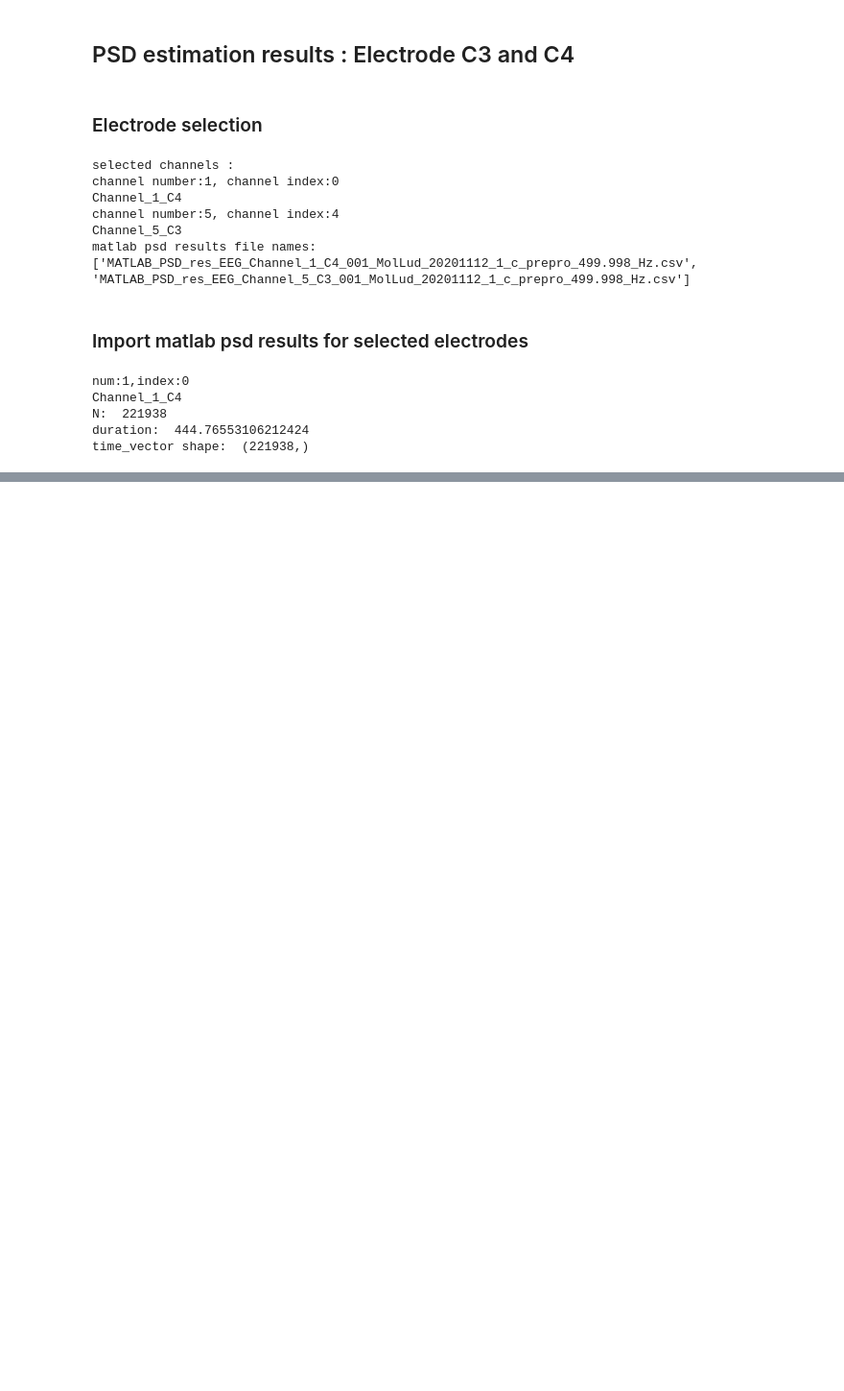
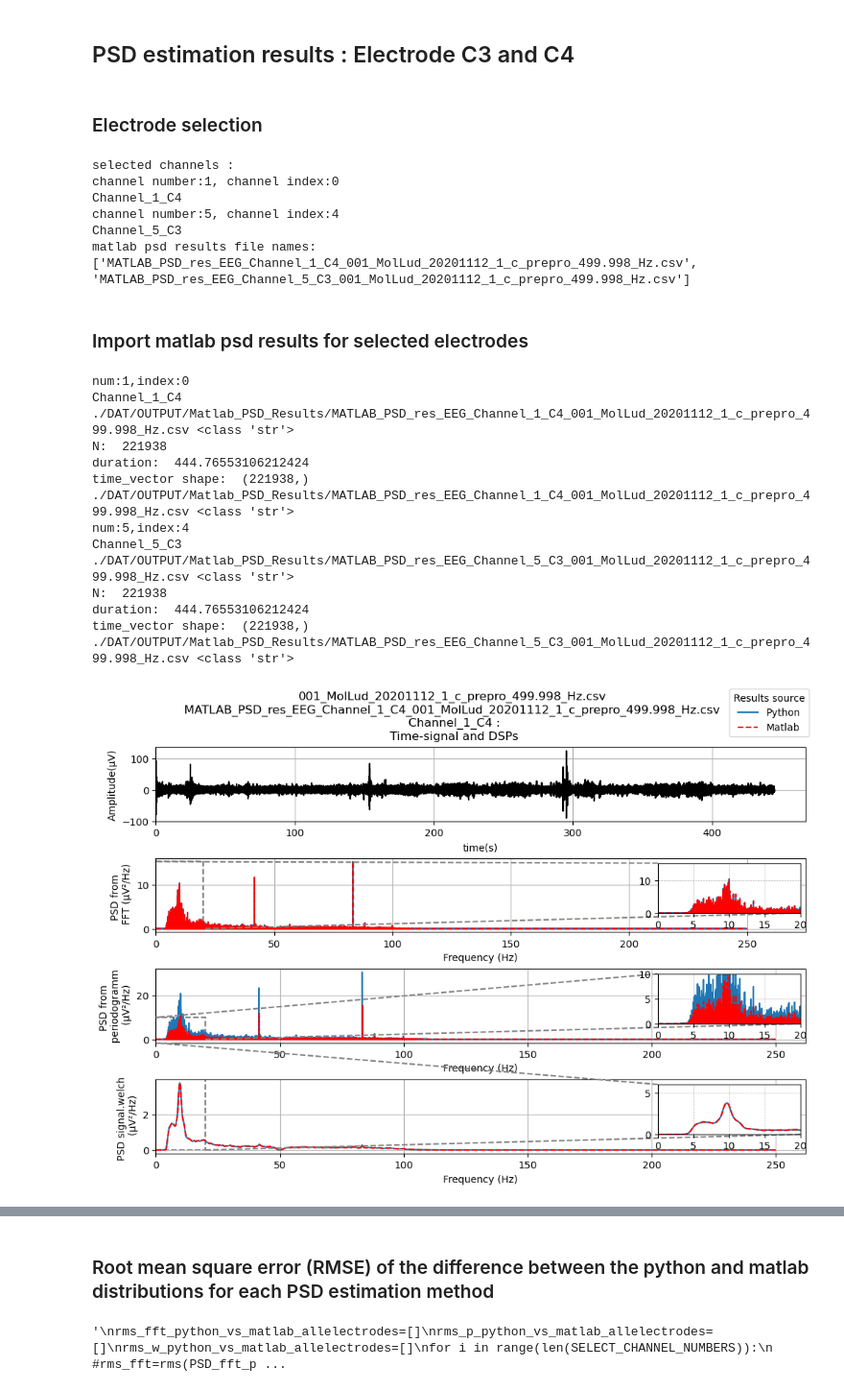
Before and after one commit to iwissemben/Stage_Signal_Physio, a Jupyter notebook: SRC/comparisons_Rearm.ipynb, the cells around one changed output, grey strips where cells are left out. Shown at 96% size. Drawn from its saved outputs; the diff is of its cells as text; code cells hidden in the pictures; blank space fills up the shorter version.

```diff
--- a/SRC/comparisons_Rearm.ipynb
+++ b/SRC/comparisons_Rearm.ipynb
@@ -93,21 +93,34 @@ channels_dict = {"Channel_1": "C4",
 # %% [markdown]
 ### Electrode selection
 # %%
-# Selection of electrodes to test
-
+# Selection of electrodes to study
 SELECT_CHANNEL_NUMBERS=np.array([1,5])
 channel_indexes=SELECT_CHANNEL_NUMBERS-1
+
+#list of matlab PSD file to call for comparison with python results
 MATLAB_PSD_results_filenames_list=[]
-
 print("selected channels :")
 for (i,y) in zip(SELECT_CHANNEL_NUMBERS,channel_indexes):
     print(f"channel number:{i}, channel index:{y}")
-    channel_name="Channel_"+str(i)+"_"+channels_dict["Channel_"+str(i)]
+    channel_name=f"Channel_{str(i)}_{channels_dict['Channel_'+str(i)]}"
     print(channel_name)
+
     #get name of corresponding matlab psd result
-    filenamei="MATLAB_PSD_res_EEG_"+channel_name+"_"+csv_input_filename
+    #filenamei="MATLAB_PSD_res_EEG_"+channel_name+"_"+csv_input_filename
+    filenamei=f"MATLAB_PSD_res_EEG_{channel_name}_{csv_input_filename }"
+
     MATLAB_PSD_results_filenames_list.append(filenamei)
 print(f"matlab psd results file names: {MATLAB_PSD_results_filenames_list}")
+
+
+#creer une fonction qui call les resultats matlab:
+    #inputs: channel name, input filename,
+    #outputs: data
+    #ok
+#appeler cette fonction dans plot_signal_time_dsps
+    #reutiliser l'argument external_results pour donner le titre du fichier csv matlab plutot qu'un boolean
+    #remplacer  l'argument signal_name par figure_title
+    #la fonction import psdresults2 ne devrait donc necessiter plus qu'un argument: le nom du fichier a importer
 # %% [output]
 selected channels :
 channel number:1, channel index:0
@@ -118,19 +131,35 @@ matlab psd results file names: ['MATLAB_PSD_res_EEG_Channel_1_C4_001_MolLud_2020
 # %% [markdown]
 ### Import matlab psd results for selected electrodes
 # %%
+PSD_fft_electrodes=[]
+PSD_p_electrodes=[]
+PSD_w_electrodes=[]
 #iterate simultaneously over the channel number and index, while keeping count of the number of iterations
 for iter,(i,y) in enumerate(zip(SELECT_CHANNEL_NUMBERS,channel_indexes)):
     print(f"num:{i},index:{y}")
     channel_name="Channel_"+str(i)+"_"+channels_dict["Channel_"+str(i)]
     print(channel_name)
     matlab_results_filename="MATLAB_PSD_res_EEG_"+channel_name+"_"+csv_input_filename
-    matlab_data = import_psd_results(matlab_results_filename)
-    plot_signal_time_dsps(fig_number=iter,signal=EEG_amplitudes[:,y],sample_rate=Srate,
-                    signal_name=matlab_results_filename+"\n Electrode "+channels_dict["Channel_"+str(i)],
-                    external_results=matlab_data)
+    matlab_data = import_psd_results2(matlab_results_filename)
+    figure_title=f"{csv_input_filename}\n {matlab_results_filename} \n {channel_name}"
+    PSD_fft_i, PSD_p_i, PSD_w_i=plot_signal_time_dsps(fig_number=iter,signal=EEG_amplitudes[:,y],sample_rate=Srate,
+                    fig_title=figure_title,external_results=matlab_results_filename)
+    PSD_fft_electrodes.append(PSD_fft_i)
+    PSD_p_electrodes.append(PSD_p_i)
+    PSD_w_electrodes.append(PSD_w_i)
 # %% [output]
 num:1,index:0
 Channel_1_C4
+./DAT/OUTPUT/Matlab_PSD_Results/MATLAB_PSD_res_EEG_Channel_1_C4_001_MolLud_20201112_1_c_prepro_499.998_Hz.csv <class 'str'>
 N:  221938
 duration:  444.76553106212424
 time_vector shape:  (221938,)
+./DAT/OUTPUT/Matlab_PSD_Results/MATLAB_PSD_res_EEG_Channel_1_C4_001_MolLud_20201112_1_c_prepro_499.998_Hz.csv <class 'str'>
+num:5,index:4
+Channel_5_C3
+./DAT/OUTPUT/Matlab_PSD_Results/MATLAB_PSD_res_EEG_Channel_5_C3_001_MolLud_20201112_1_c_prepro_499.998_Hz.csv <class 'str'>
+N:  221938
+duration:  444.76553106212424
+time_vector shape:  (221938,)
+./DAT/OUTPUT/Matlab_PSD_Results/MATLAB_PSD_res_EEG_Channel_5_C3_001_MolLud_20201112_1_c_prepro_499.998_Hz.csv <class 'str'>
+[figure, added]
@@ -136,0 +167,18 @@ time_vector shape:  (221938,)
+# %% [markdown]
+### Root mean square error (RMSE) of the difference between the python and matlab distributions for each PSD estimation method
+# %%
+"""
+rms_fft_python_vs_matlab_allelectrodes=[]
+rms_p_python_vs_matlab_allelectrodes=[]
+rms_w_python_vs_matlab_allelectrodes=[]
+for i in range(len(SELECT_CHANNEL_NUMBERS)):
+    #rms_fft=rms(PSD_fft_python["psds"],PSD_fft_matlab[:,1],"rms_fft")
+    rms_fft=rms(PSD_fft_electrodes[i]["psds"],PSD_fft_matlab[:,1],"rms_fft")
+    rms_fft_python_vs_matlab_allelectrodes.append(rms_fft)
+rms_fft=rms(PSD_fft_python["psds"],PSD_fft_matlab[:,1],"rms_fft")
+rms_p=rms(PSD_p_python["psds"],PSD_p_matlab[:,1],"rms_p")
+rms_w=rms(PSD_w_python["psds"],PSD_w_matlab[:,1],"rms_w")
+rms_python_w_vs_fft=rms(PSD_fft_python["psds"],PSD_w_python["psds"],"rms_python_w_vs_fft") #difference between python's PSD estimation via fft vs python's welch function
+"""
+# %% [output]
+'\nrms_fft_python_vs_matlab_allelectrodes=[]\nrms_p_python_vs_matlab_allelectrodes=[]\nrms_w_python_vs_matlab_allelectrodes=[]\nfor i in range(len(SELECT_CHANNEL_NUMBERS)):\n    #rms_fft=rms(PSD_fft_p ...
```
Also changed, not shown: parts of 3 cells of this notebook, 13 other files.
